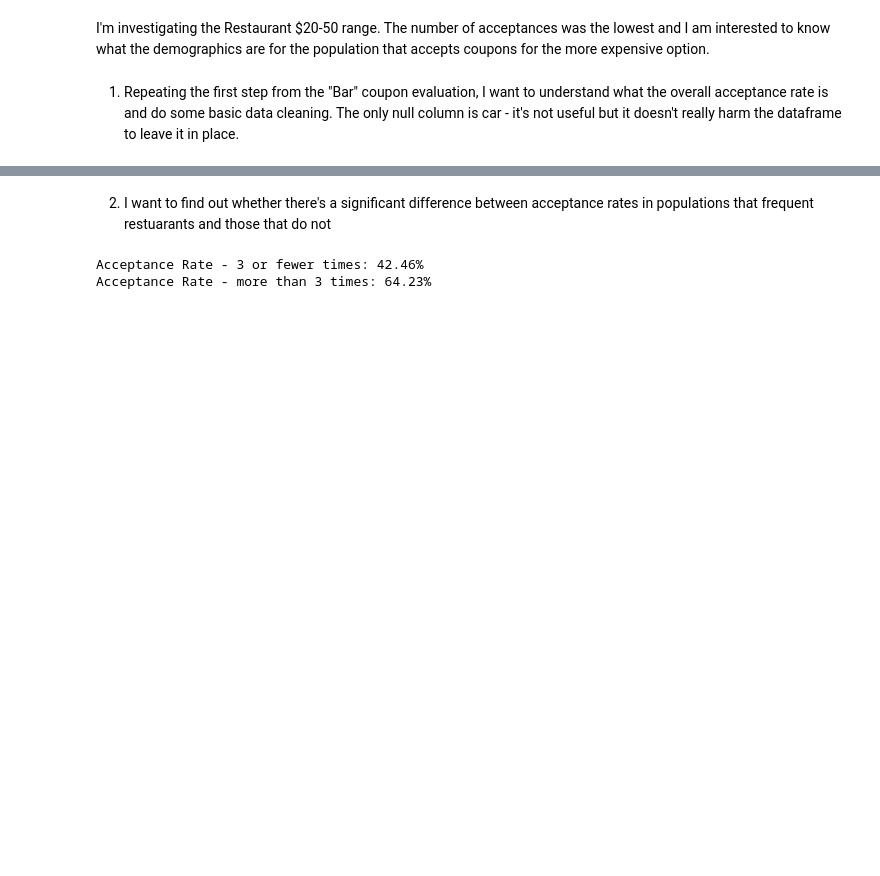
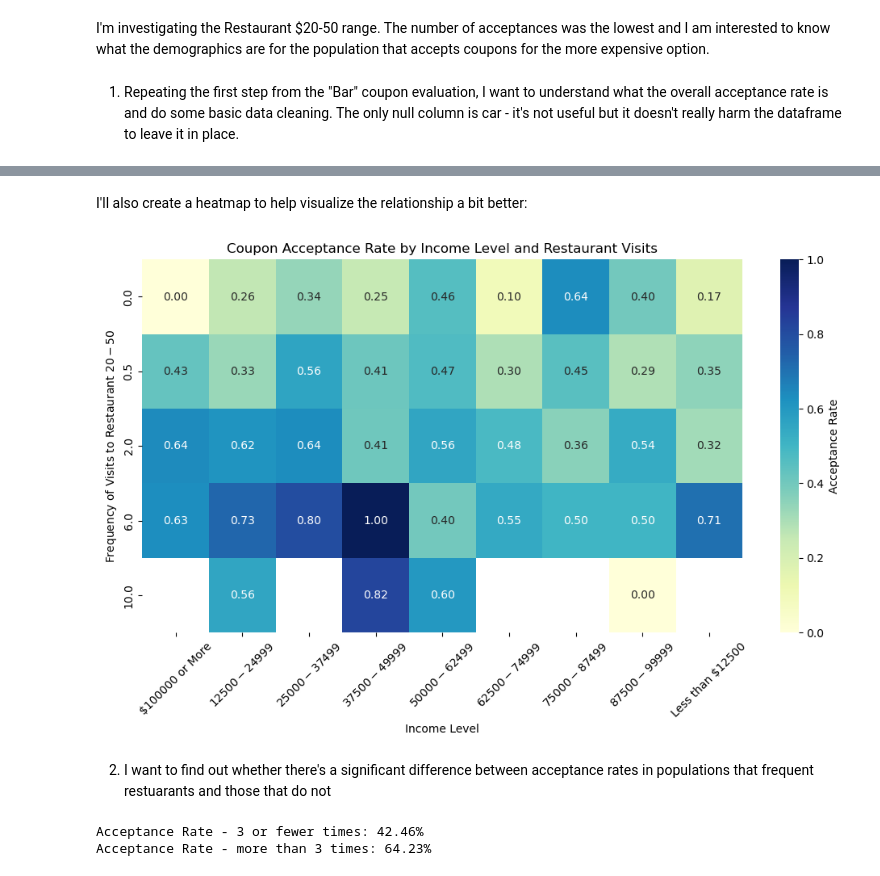
Before and after one commit to brianwells54/ucberkeley, a Jupyter notebook: prompt_brw1.ipynb, the cells around one changed output, grey strips where cells are left out. Saved outputs shown, nothing was run; the diff lists cells and outputs as text; code cells hidden in the pictures; blank space fills up the shorter version.

```diff
--- a/prompt_brw1.ipynb
+++ b/prompt_brw1.ipynb
@@ -320,3 +354,16 @@ print(restraunt_accepted)
+# %% [markdown]
+I'll also create a heatmap to help visualize the relationship a bit better:
+# %%
+#fmt=".2f" is intended to show a float result helping to highlight the highest acceptance levels
+plt.figure(figsize=(12, 6))
+sns.heatmap(heatmap_data, annot=True, cmap="YlGnBu", fmt=".2f", cbar_kws={'label': 'Acceptance Rate'})
+plt.title('Coupon Acceptance Rate by Income Level and Restaurant Visits')
+plt.xlabel('Income Level')
+plt.ylabel('Frequency of Visits to Restaurant $20-$50')
+plt.xticks(rotation=45)
+plt.show()
+# %% [output]
+[figure, added]
 # %% [markdown]
 2. I want to find out whether there's a significant difference between acceptance rates in populations that frequent restuarants and those that do not
 # %%
```
Also changed, not shown: parts of 9 cells of this notebook.
